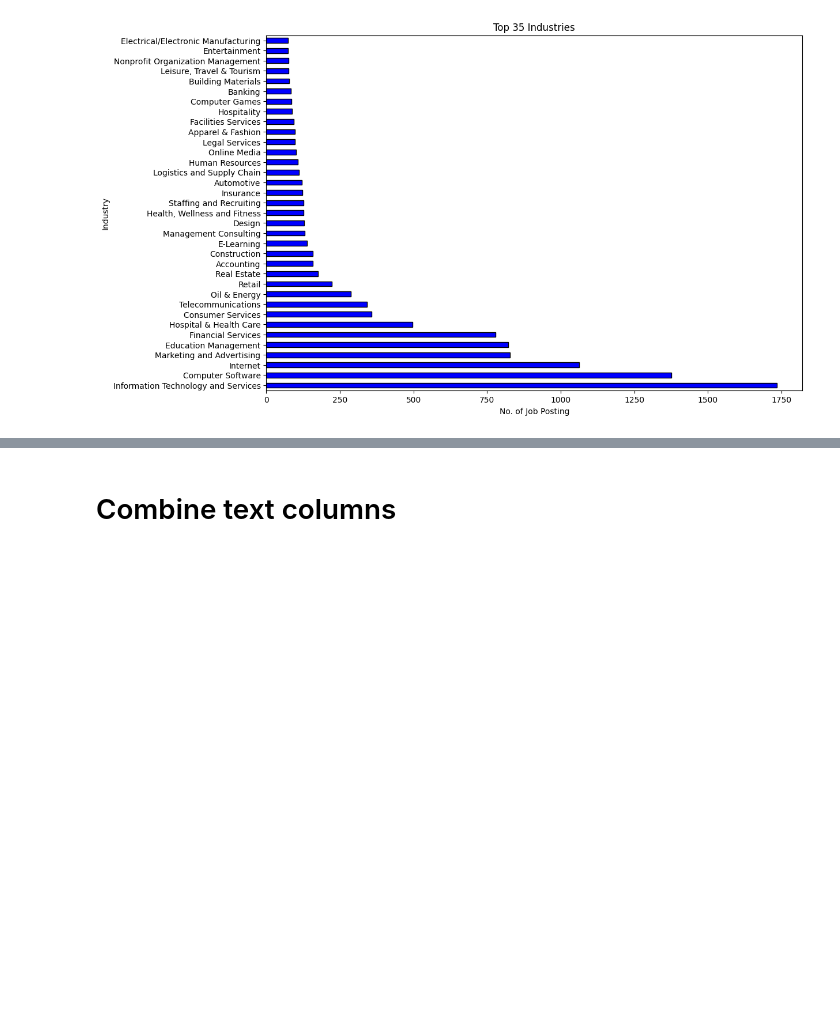
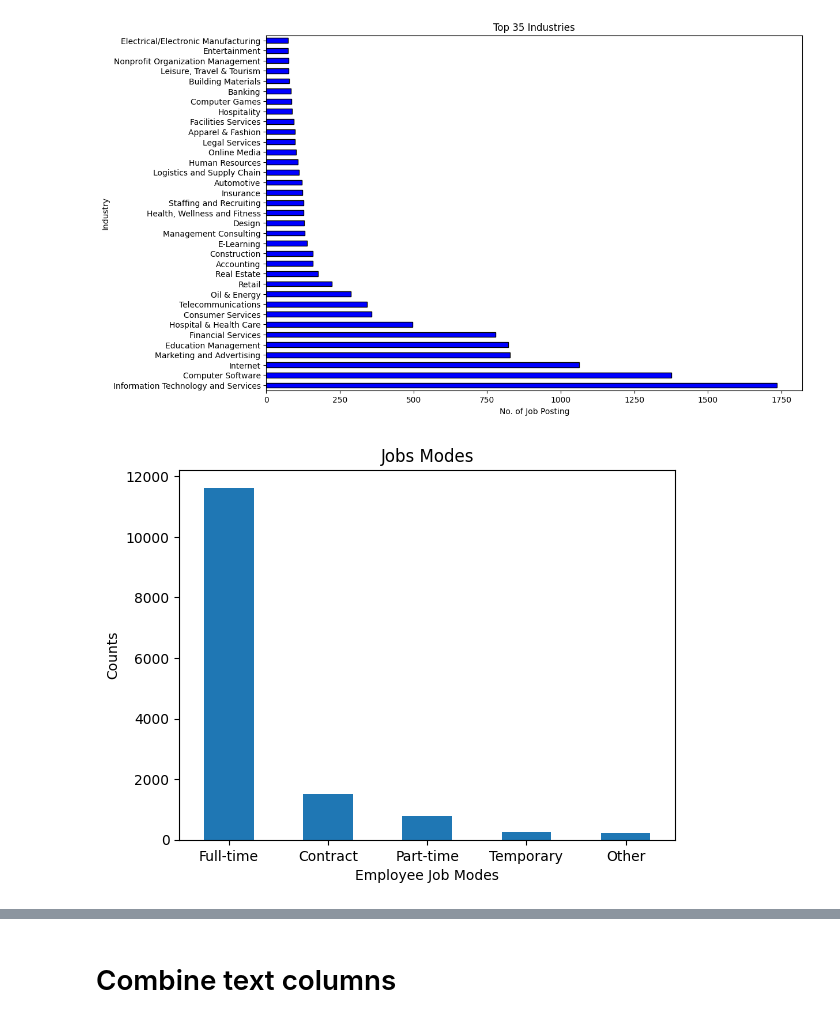
Before and after one commit to Sushantkr99/Fake_Job_Posting_Detection, a Jupyter notebook: fake_job_prediction_by_ml_model.ipynb, the cells around one changed output, grey strips where cells are left out. Saved outputs shown, nothing was run; the diff lists cells and outputs as text; code cells hidden in the pictures; blank space fills up the shorter version.

```diff
--- a/fake_job_prediction_by_ml_model.ipynb
+++ b/fake_job_prediction_by_ml_model.ipynb
@@ -144,3 +145,12 @@ plt.ylabel('Industry')
 plt.show()
 # %% [output]
 [figure]
+# %%
+employee_work_mode = (df[df['employment_type'] != 'missing']['employment_type'].value_counts())
+employee_work_mode.plot(kind='bar', rot=0)
+plt.title('Jobs Modes')
+plt.xlabel('Employee Job Modes')
+plt.ylabel('Counts')
+plt.show()
+# %% [output]
+[figure, added]
```
Also changed, not shown: parts of 14 cells of this notebook, 8 other files.
